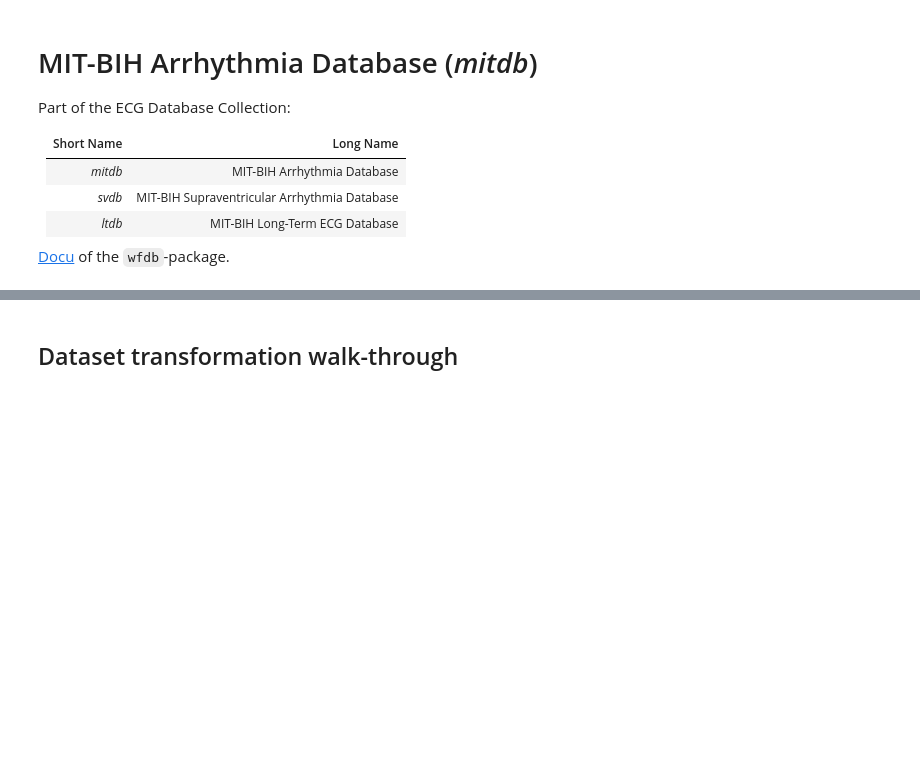
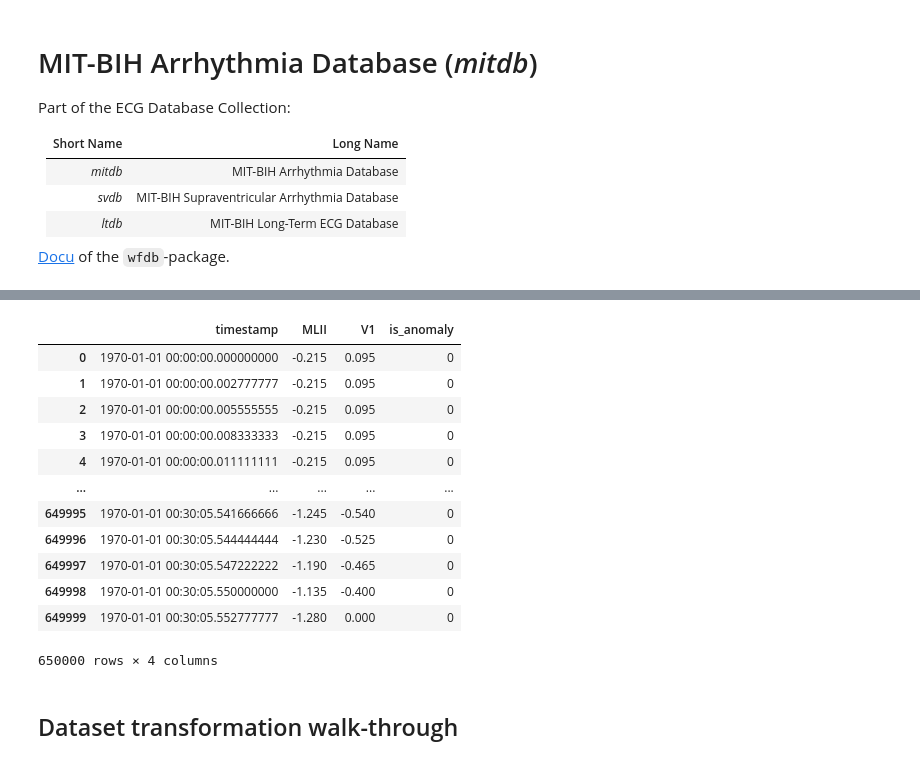
Before and after one commit to TimeEval/TimeEval, a Jupyter notebook: notebooks/data-prep/MIT-BIH Arrhythmia Database.ipynb, the cells around one changed output, grey strips where cells are left out. Saved outputs shown, nothing was run; the diff lists cells and outputs as text; code cells hidden in the pictures; blank space fills up the shorter version.

```diff
--- a/notebooks/data-prep/MIT-BIH Arrhythmia Database.ipynb
+++ b/notebooks/data-prep/MIT-BIH Arrhythmia Database.ipynb
@@ -340,3 +247,19 @@ dm._df
+# %%
+dm.get_dataset_df((dataset_collection_name, "207"))
+# %% [output]
+|  | timestamp | MLII | V1 | is_anomaly |
+| 0 | 1970-01-01 00:00:00.000000000 | -0.215 | 0.095 | 0 |
+| 1 | 1970-01-01 00:00:00.002777777 | -0.215 | 0.095 | 0 |
+| 2 | 1970-01-01 00:00:00.005555555 | -0.215 | 0.095 | 0 |
+| 3 | 1970-01-01 00:00:00.008333333 | -0.215 | 0.095 | 0 |
+| 4 | 1970-01-01 00:00:00.011111111 | -0.215 | 0.095 | 0 |
+| ... | ... | ... | ... | ... |
+| 649995 | 1970-01-01 00:30:05.541666666 | -1.245 | -0.540 | 0 |
+| 649996 | 1970-01-01 00:30:05.544444444 | -1.230 | -0.525 | 0 |
+| 649997 | 1970-01-01 00:30:05.547222222 | -1.190 | -0.465 | 0 |
+| 649998 | 1970-01-01 00:30:05.550000000 | -1.135 | -0.400 | 0 |
+| 649999 | 1970-01-01 00:30:05.552777777 | -1.280 | 0.000 | 0 |
+650000 rows × 4 columns
 # %% [markdown]
 ## Dataset transformation walk-through
 # %%
```
Also changed, not shown: parts of 26 cells of this notebook, 19 other files.
